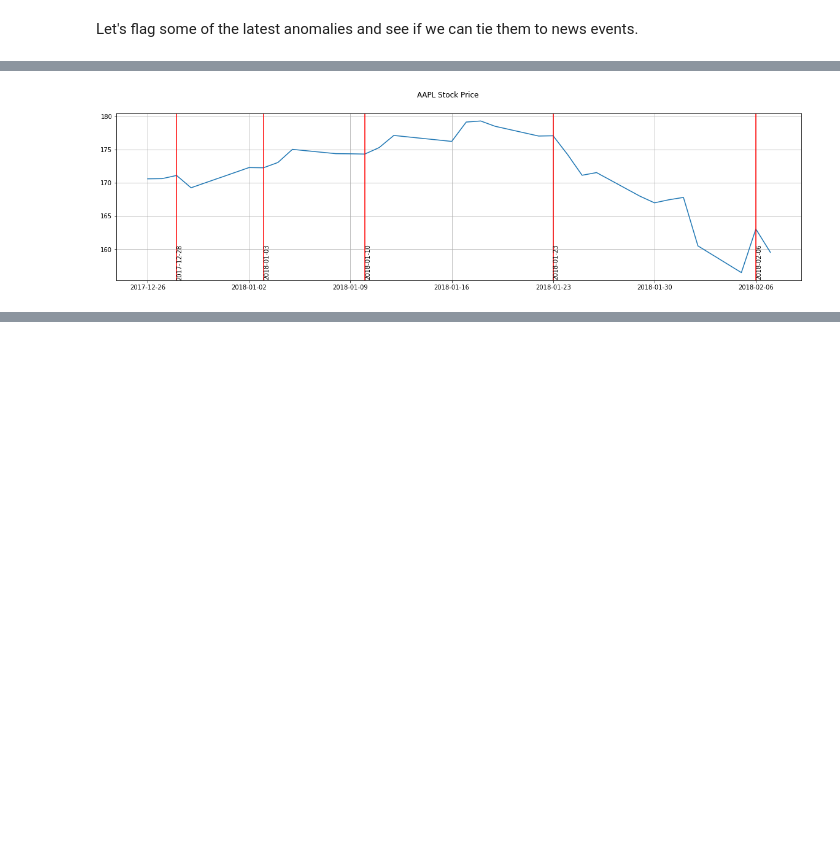
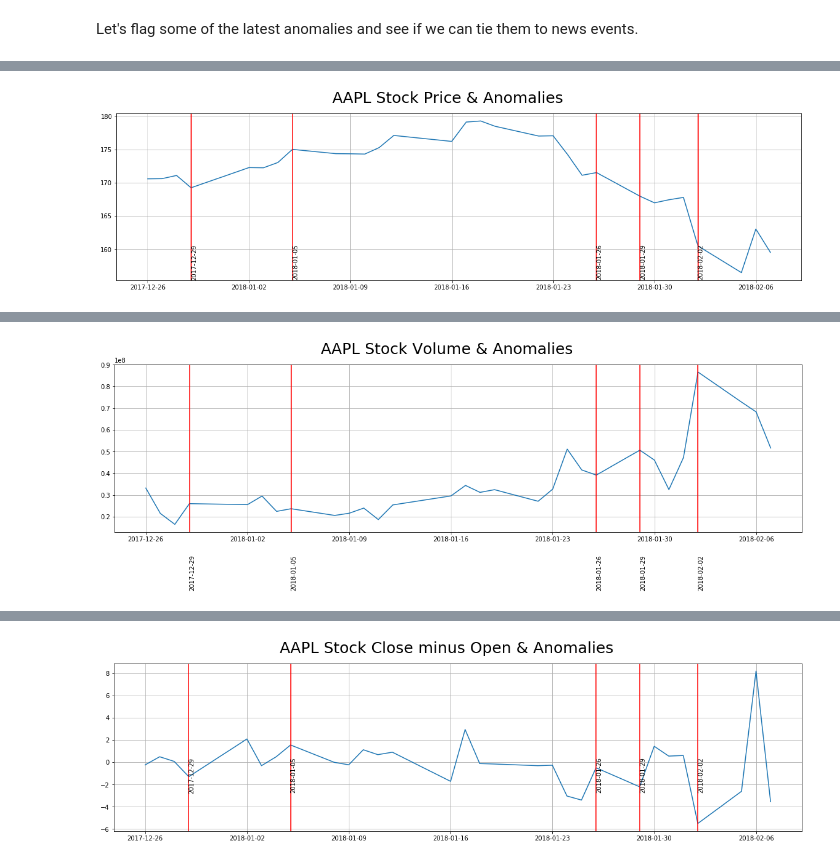
Before and after one commit to amunategui/CVAE-Financial-Anomaly-Detection, a Jupyter notebook: Financial Compliance and Fraud Detection with Conditional Variational Autoencoders (CVAE) and Tensorflow.ipynb, the cells around one changed output, grey strips where cells are left out. Saved outputs shown, nothing was run; the diff lists cells and outputs as text; code cells hidden in the pictures; blank space fills up the shorter version.

Commit message:
Fixed bug on actuals not showing AAPL

```diff
--- a/Financial Compliance and Fraud Detection with Conditional Variational Autoencoders (CVAE) and Tensorflow.ipynb
+++ b/Financial Compliance and Fraud Detection with Conditional Variational Autoencoders (CVAE) and Tensorflow.ipynb
@@ -278,8 +282,8 @@ print('Generate stock data for:',
       le.classes_[stock_symbol_identifier])
 ###################################################
 
-df_stock = df[df['symbol']==le.classes_[stock_symbol_identifier]]
-stock_dummy = dummy_y[:1250]
+df_stock = df[df['symbol']==le.classes_[stock_symbol_identifier]].tail(100)
+stock_dummy = dummy_y[1150:1250]
 stock_dummy.fill(0)
 stock_dummy[:,stock_symbol_identifier] = 1
 
@@ -291,7 +295,7 @@ X_train, X_valid, y_train, y_valid = train_test_split(X_train, y_train, test_siz
 
 # take copy of test set with symbol and date features for anomaly investigation
 X_test_with_symbol = X_test.copy()
-features = [f for f in list(norm_stocks_df) if f not in ['date', 'symbol','raw_close']]
+features = [f for f in list(norm_stocks_df) if f not in ['date', 'symbol',  'raw_close', 'raw_open_close', 'raw_volume']]
 X_test = X_test[features]
 X_train = X_train[features]
 X_valid = X_valid[features]
@@ -646,23 +668,23 @@ Now for the fun part, let's generate data for our chosen stock of AAPL held usin
 # %%
 
 ## Use encoder to predict the z-space for the test dataset
-features = [f for f in list(df_stock) if f not in ['date', 'symbol', 'raw_close','recon_error']]
-z_test = encoder.predict([df_stock[features], stock_dummy])
-print(z_test.shape)
+features = [f for f in list(df_stock) if f not in ['date', 'symbol', 'raw_close', 'raw_volume', 'raw_open_close', 'recon_error']]
+z_stock = encoder.predict([df_stock[features], stock_dummy])
+print(z_stock.shape)
 
 ## Loop through each row of our single-stock dataset and calculate the reconstruction error
 recon_on_generated_stock = []
 max_contributor_stock =[]
 
-for i in range(z_test.shape[0]):
-    z_ = z_test[i]
+for i in range(z_stock.shape[0]):
+    z_ = z_stock[i]
     identifier = int(np.argmax(stock_dummy[i]))
 
     vec = construct_numvec(identifier, z_)
     test_pred = decoder.predict(vec)
     transpose = test_pred.T
     transpose = np.squeeze(transpose)
-    actuals = X_test.iloc[i]
+    actuals = df_stock[features].iloc[i]
 
     recon_error , max_col = recon_error_cal(actuals, transpose)
     ## Add this error to recon list
@@ -673,7 +695,7 @@ for i in range(z_test.shape[0]):
 recon_se = pd.Series(recon_on_generated_stock)
 recon_se.shape
 
-anomaly_threshold =  np.percentile(recon_test_se, 95)
+anomaly_threshold =  np.percentile(recon_se, 90)
 print('anomaly_threshold:', anomaly_threshold)
 
 max_col_test = pd.Series(max_contributor_stock)
@@ -728,11 +750,44 @@ ax = fig.add_subplot(111)
 df_stock_tmp = df_stock.tail(30)
 ax.plot(df_stock_tmp['date'], df_stock_tmp['raw_close'])
 ax.grid(True)
-plt.suptitle(le.classes_[stock_symbol_identifier] + " Stock Price")
+plt.suptitle(le.classes_[stock_symbol_identifier] + " Stock Price & Anomalies", fontsize=25)
 
 xcoords = [d for e,d in zip(df_stock_tmp['recon_error'], df_stock_tmp['date']) if e > anomaly_threshold]
 for xc in xcoords:
     plt.axvline(x=xc, color='red')
     plt.text(xc, 160, str(xc)[:10], rotation=90)
 print(xcoords)
+plt.show()
+
+
+# print time series and highligh anomalies
+fig = plt.figure(figsize=(20,5))
+ax = fig.add_subplot(111)
+df_stock_tmp = df_stock.tail(30)
+ax.plot(df_stock_tmp['date'], df_stock_tmp['raw_volume'])
+ax.grid(True)
+plt.suptitle(le.classes_[stock_symbol_identifier] + " Stock Volume & Anomalies", fontsize=25)
+
+xcoords = [d for e,d in zip(df_stock_tmp['recon_error'], df_stock_tmp['date']) if e > anomaly_threshold]
+for xc in xcoords:
+    plt.axvline(x=xc, color='red')
+    plt.text(xc, 200000, str(xc)[:10], rotation=90)
+print(xcoords)
+plt.show()
+
+
+# print time series and highligh anomalies
+fig = plt.figure(figsize=(20,5))
+ax = fig.add_subplot(111)
+df_stock_tmp = df_stock.tail(30)
+ax.plot(df_stock_tmp['date'], df_stock_tmp['raw_open_close'])
+ax.grid(True)
+plt.suptitle(le.classes_[stock_symbol_identifier] + " Stock Close minus Open & Anomalies", fontsize=25)
+
+xcoords = [d for e,d in zip(df_stock_tmp['recon_error'], df_stock_tmp['date']) if e > anomaly_threshold]
+for xc in xcoords:
+    plt.axvline(x=xc, color='red')
+    plt.text(xc, 0, str(xc)[:10], rotation=90)
+print(xcoords)
+plt.show()
 # %% [output]
@@ -740 +795 @@ print(xcoords)
-[figure, old version]
+[figure, new version]
@@ -740,0 +797 @@ print(xcoords)
+[figure, added]
@@ -740,0 +799 @@ print(xcoords)
+[figure, added]
```
Also changed, not shown: parts of 21 cells of this notebook.
